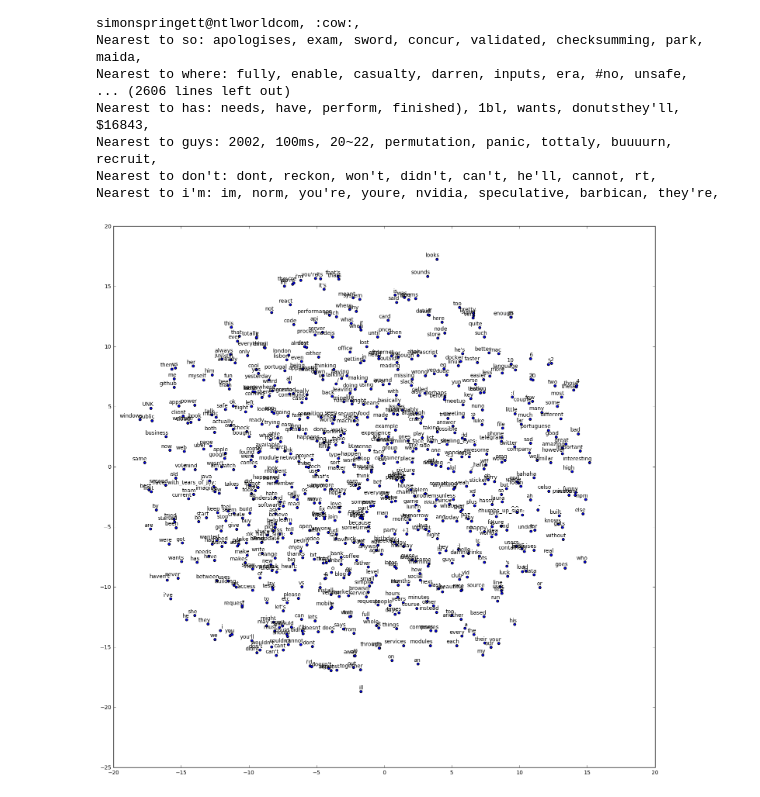
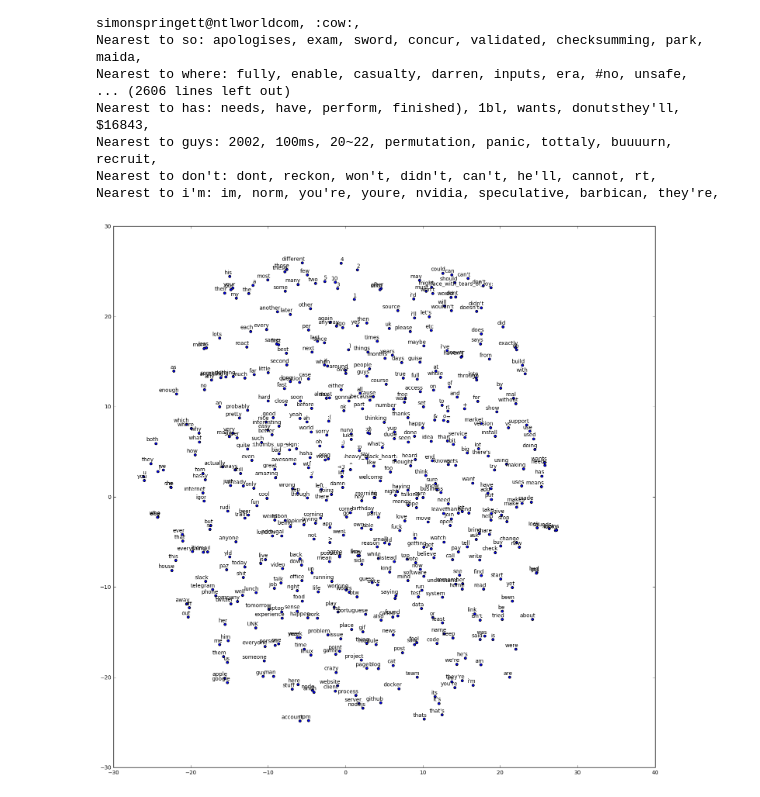
Before and after one commit to tomgco/tensorflow-talk, a Jupyter notebook: talk.ipynb, the cells around one changed output. Saved outputs shown, nothing was run; the diff lists cells and outputs as text; code cells hidden in the pictures.

Commit message:
Updating 2d vector graph

```diff
--- a/talk.ipynb
+++ b/talk.ipynb
@@ -267,15 +267,15 @@ def plot_with_labels(low_dim_embs, labels, filename='tsne.png'):
 # %%
 try:
   from sklearn.manifold import TSNE
   import matplotlib.pyplot as plt
 
-  tsne = TSNE(perplexity=50, n_components=2, init='random', n_iter=15000)
-  plot_only = 700
+  tsne = TSNE(perplexity=30, n_components=2, init='pca', n_iter=15000)
+  plot_only = 500
   low_dim_embs = tsne.fit_transform(final_embeddings[:plot_only,:])
   labels = [reverse_dictionary[i] for i in xrange(plot_only)]
   plot_with_labels(low_dim_embs, labels)
 
 except ImportError:
   print("Please install sklearn, matplotlib, and scipy to visualize embeddings.")
 # %% [output]
-[figure, old version]
+[figure, new version]
```
Also changed, not shown: 1 other file.
